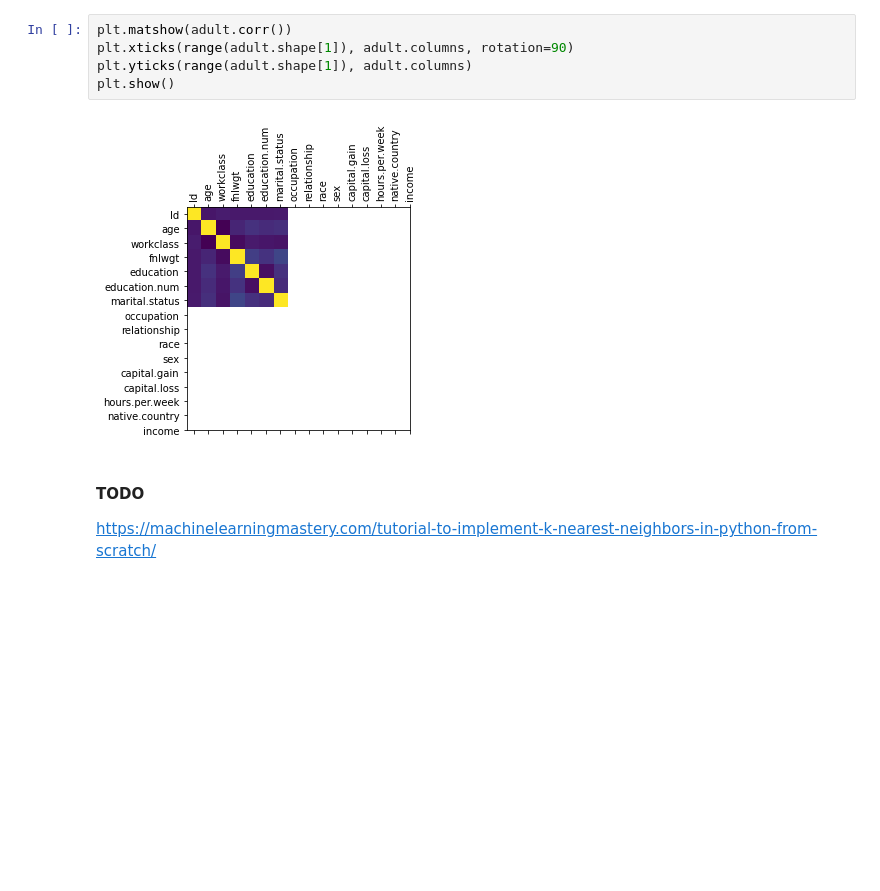
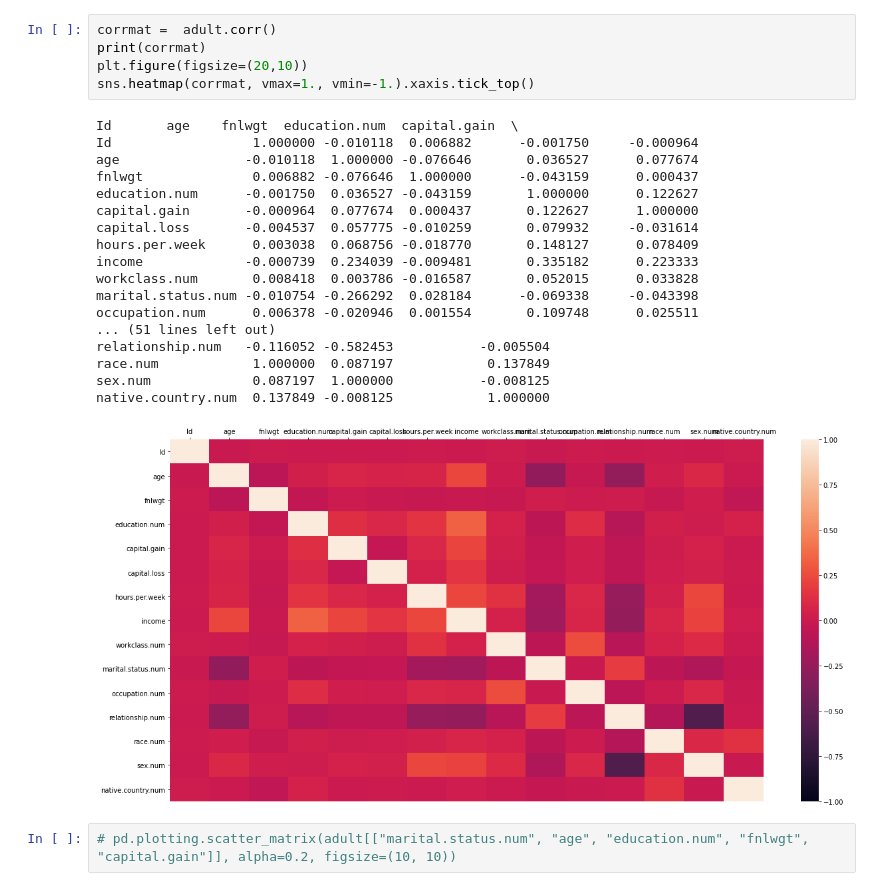
Before and after one commit to vitorgt/PMR3508, a Jupyter notebook: knn/knn-adult.ipynb, the cells around one changed output. Drawn from its saved outputs; the diff is of its cells as text; blank space fills up the shorter version.

Commit message:
knn plots

```diff
--- a/knn/knn-adult.ipynb
+++ b/knn/knn-adult.ipynb
@@ -97,11 +90,26 @@ plt.title('Correlation Matrix', fontsize=16);
-# %%
-plt.matshow(adult.corr())
-plt.xticks(range(adult.shape[1]), adult.columns, rotation=90)
-plt.yticks(range(adult.shape[1]), adult.columns)
-plt.show()
-# %% [output]
-[figure, removed]
-# %% [markdown]
-#### TODO
-
-https://machinelearningmastery.com/tutorial-to-implement-k-nearest-neighbors-in-python-from-scratch/
+# %%
+corrmat =  adult.corr()
+print(corrmat)
+plt.figure(figsize=(20,10))
+sns.heatmap(corrmat, vmax=1., vmin=-1.).xaxis.tick_top()
+# %% [output]
+Id       age    fnlwgt  education.num  capital.gain  \
+Id                  1.000000 -0.010118  0.006882      -0.001750     -0.000964
+age                -0.010118  1.000000 -0.076646       0.036527      0.077674
+fnlwgt              0.006882 -0.076646  1.000000      -0.043159      0.000437
+education.num      -0.001750  0.036527 -0.043159       1.000000      0.122627
+capital.gain       -0.000964  0.077674  0.000437       0.122627      1.000000
+capital.loss       -0.004537  0.057775 -0.010259       0.079932     -0.031614
+hours.per.week      0.003038  0.068756 -0.018770       0.148127      0.078409
+income             -0.000739  0.234039 -0.009481       0.335182      0.223333
+workclass.num       0.008418  0.003786 -0.016587       0.052015      0.033828
+marital.status.num -0.010754 -0.266292  0.028184      -0.069338     -0.043398
+occupation.num      0.006378 -0.020946  0.001554       0.109748      0.025511
+... (51 lines left out)
+relationship.num   -0.116052 -0.582453           -0.005504
+race.num            1.000000  0.087197            0.137849
+sex.num             0.087197  1.000000           -0.008125
+native.country.num  0.137849 -0.008125            1.000000
+[figure, added]
+# %%
+# pd.plotting.scatter_matrix(adult[["marital.status.num", "age", "education.num", "fnlwgt", "capital.gain"]], alpha=0.2, figsize=(10, 10))
```
Also changed, not shown: parts of 7 cells of this notebook.
